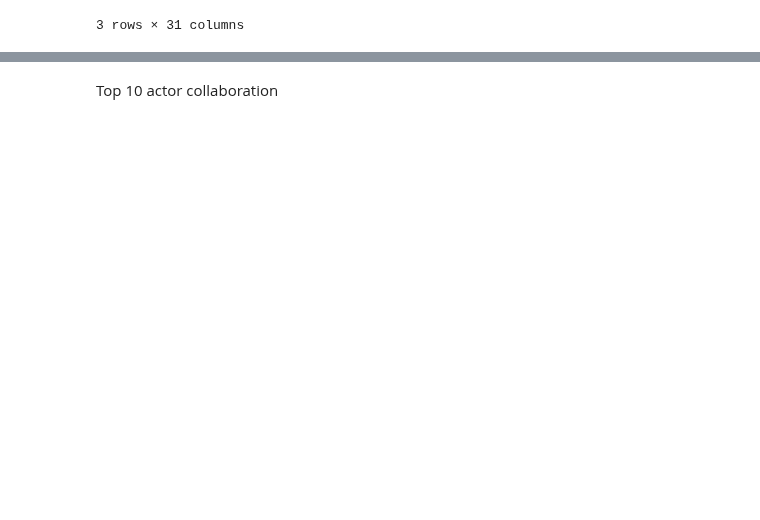
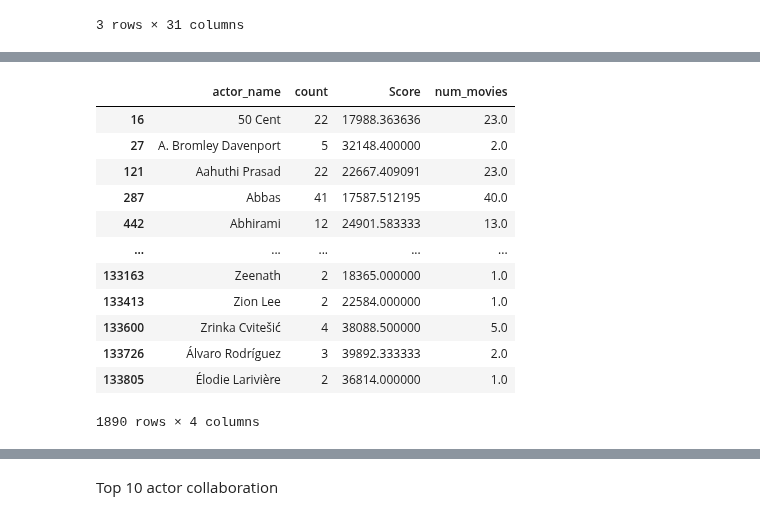
Before and after one commit to epfl-ada/ada-2022-project-theadaholics, a Jupyter notebook: main.ipynb, the cells around one changed output, grey strips where cells are left out. Saved outputs shown, nothing was run; the diff lists cells and outputs as text; code cells hidden in the pictures; blank space fills up the shorter version.

```diff
--- a/main.ipynb
+++ b/main.ipynb
@@ -1153,0 +1163,16 @@ actors_score.head()
+# %%
+actors_score[actors_score['num_movies'] != actors_score['count']]
+# %% [output]
+|  | actor_name | count | Score | num_movies |
+| 16 | 50 Cent | 22 | 17988.363636 | 23.0 |
+| 27 | A. Bromley Davenport | 5 | 32148.400000 | 2.0 |
+| 121 | Aahuthi Prasad | 22 | 22667.409091 | 23.0 |
+| 287 | Abbas | 41 | 17587.512195 | 40.0 |
+| 442 | Abhirami | 12 | 24901.583333 | 13.0 |
+| ... | ... | ... | ... | ... |
+| 133163 | Zeenath | 2 | 18365.000000 | 1.0 |
+| 133413 | Zion Lee | 2 | 22584.000000 | 1.0 |
+| 133600 | Zrinka Cvitešić | 4 | 38088.500000 | 5.0 |
+| 133726 | Álvaro Rodríguez | 3 | 39892.333333 | 2.0 |
+| 133805 | Élodie Larivière | 2 | 36814.000000 | 1.0 |
+1890 rows × 4 columns
```
Also changed, not shown: parts of 35 cells of this notebook.
